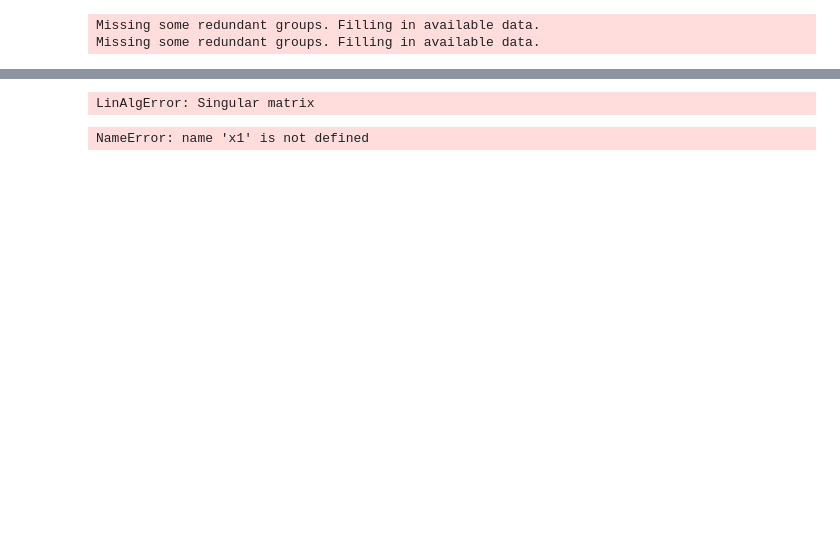
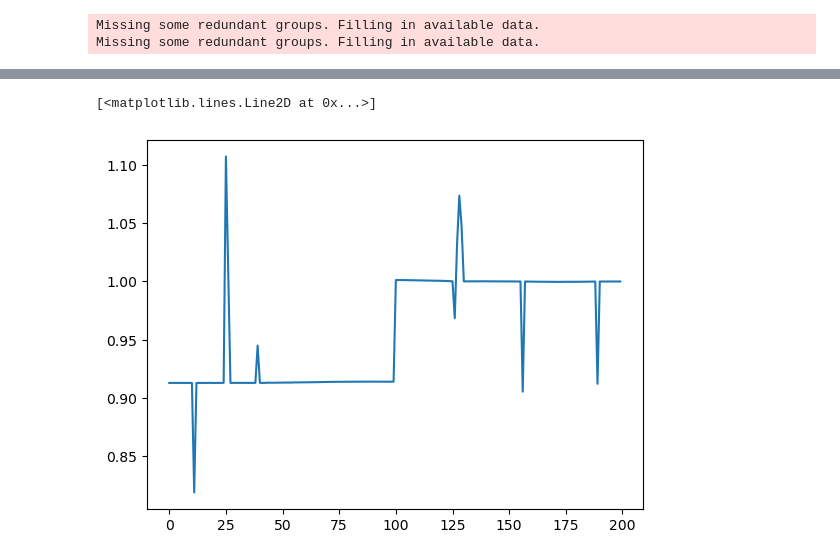
Before and after one commit to rlbyrne/rlb_hera, a Jupyter notebook: debug_dwabscal.ipynb, the cells around one changed output, grey strips where cells are left out. Saved outputs shown, nothing was run; the diff lists cells and outputs as text; code cells hidden in the pictures; blank space fills up the shorter version.

```diff
--- a/debug_dwabscal.ipynb
+++ b/debug_dwabscal.ipynb
@@ -332,0 +360,17 @@ invalid value encountered in divide
+# %%
+initial_abscal_params = np.zeros((3, data.Nfreqs, 1))
+initial_abscal_params[0, :, 0] = np.random.normal(1.0, scale=0.1, size=(data.Nfreqs))
+initial_abscal_params[1, :, 0] = np.random.normal(0.0, scale=0.01, size=(data.Nfreqs))
+initial_abscal_params[2, :, 0] = np.random.normal(0.0, scale=0.01, size=(data.Nfreqs))
+dwabscal_perturbed_params_weighted = calibration_wrappers.dw_absolute_calibration(
+    data_perturbed,
+    data,
+    #np.ones_like(delay_spectrum_variance),
+    delay_spectrum_variance,
+    bl_length_bin_edges,
+    delay_axis,
+    initial_abscal_params=initial_abscal_params,
+    verbose=True,
+    xtol=1e-6,
+    maxiter=50,
+)
@@ -333,3 +400,8 @@ invalid value encountered in divide
+# %%
+plt.plot(dwabscal_perturbed_params_weighted[0, :, 0])
+# %% [output]
+[<matplotlib.lines.Line2D at 0x...>]
+[figure, added]
 # %%
 def newtons_method_optimizer(
     x0,
@@ -370,11 +442,3 @@ def newtons_method_optimizer(
         n_iters += 1
 
     return x1
-# %%
-x1 = newtons_method_optimizer(caldata_obj.abscal_params[:, :, 0].flatten(), caldata_obj)
-# %% [output]
-LinAlgError: Singular matrix
-# %%
-print(x1)
-# %% [output]
-NameError: name 'x1' is not defined
```
Also changed, not shown: parts of 16 cells of this notebook, 2 other files.
